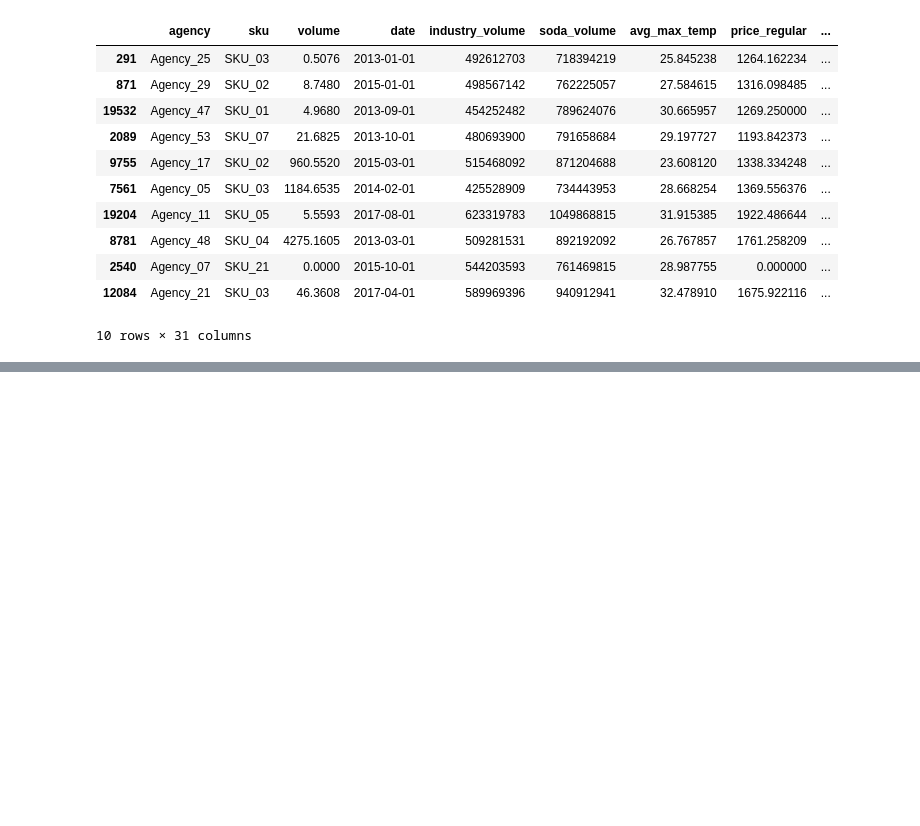
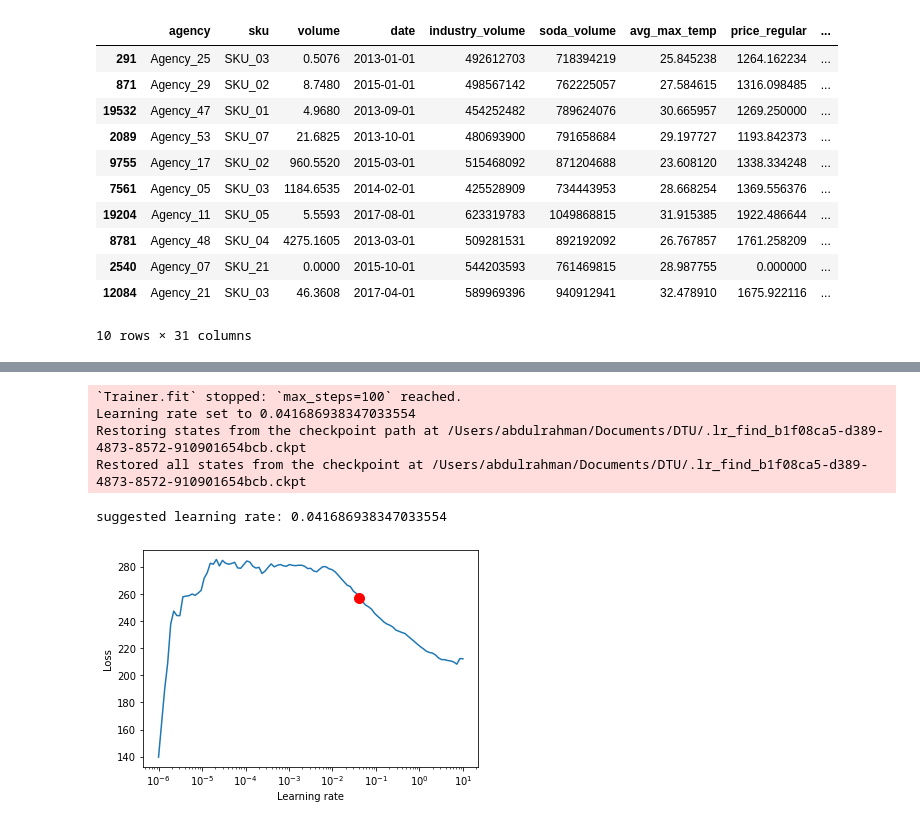
Before and after one commit to abdualrhman/uncertainty-quantification_for_deep_learning, a Jupyter notebook: notebooks/test_cifar10.ipynb, the cells around one changed output, grey strips where cells are left out. Drawn from its saved outputs; the diff is of its cells as text; code cells hidden in the pictures; blank space fills up the shorter version.

```diff
--- a/notebooks/test_cifar10.ipynb
+++ b/notebooks/test_cifar10.ipynb
@@ -68,0 +138,25 @@ data.sample(10, random_state=521)
+# %%
+pl.seed_everything(42)
+trainer = pl.Trainer(
+    accelerator="cpu",
+    # clipping gradients is a hyperparameter and important to prevent divergance
+    # of the gradient for recurrent neural networks
+    gradient_clip_val=0.1,
+)
+
+
+tft = TemporalFusionTransformer.from_dataset(
+    training,
+    # not meaningful for finding the learning rate but otherwise very important
+    learning_rate=0.03,
+    hidden_size=8,  # most important hyperparameter apart from learning rate
+    # number of attention heads. Set to up to 4 for large datasets
+    attention_head_size=1,
+    dropout=0.1,  # between 0.1 and 0.3 are good values
+    hidden_continuous_size=8,  # set to <= hidden_size
+    loss=QuantileLoss(),
+    optimizer="Ranger",
+    # reduce learning rate if no improvement in validation loss after x epochs
+    # reduce_on_plateau_patience=1000,
+)
+print(f"Number of parameters in network: {tft.size()/1e3:.1f}k")
@@ -68,0 +170,21 @@ data.sample(10, random_state=521)
+# %%
+from lightning.pytorch.tuner import Tuner
+
+res = Tuner(trainer).lr_find(
+    tft,
+    train_dataloaders=train_dataloader,
+    val_dataloaders=val_dataloader,
+    max_lr=10.0,
+    min_lr=1e-6,
+)
+
+print(f"suggested learning rate: {res.suggestion()}")
+fig = res.plot(show=True, suggest=True)
+fig.show()
+# %% [output]
+`Trainer.fit` stopped: `max_steps=100` reached.
+Learning rate set to 0.041686938347033554
+Restoring states from the checkpoint path at /Users/abdulrahman/Documents/DTU/.lr_find_b1f08ca5-d389-4873-8572-910901654bcb.ckpt
+Restored all states from the checkpoint at /Users/abdulrahman/Documents/DTU/.lr_find_b1f08ca5-d389-4873-8572-910901654bcb.ckpt
+suggested learning rate: 0.041686938347033554
+[figure, added]
```
Also changed, not shown: parts of 7 cells of this notebook, 19 other files.
